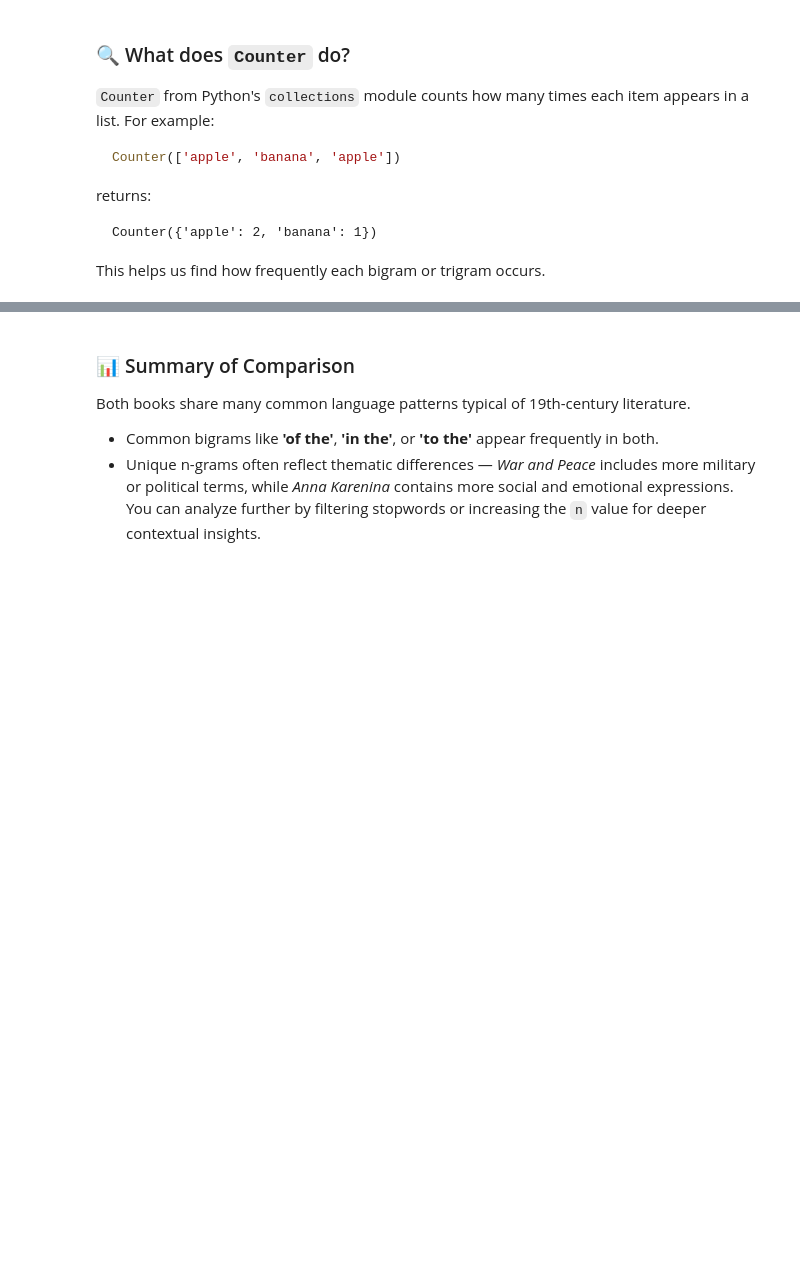
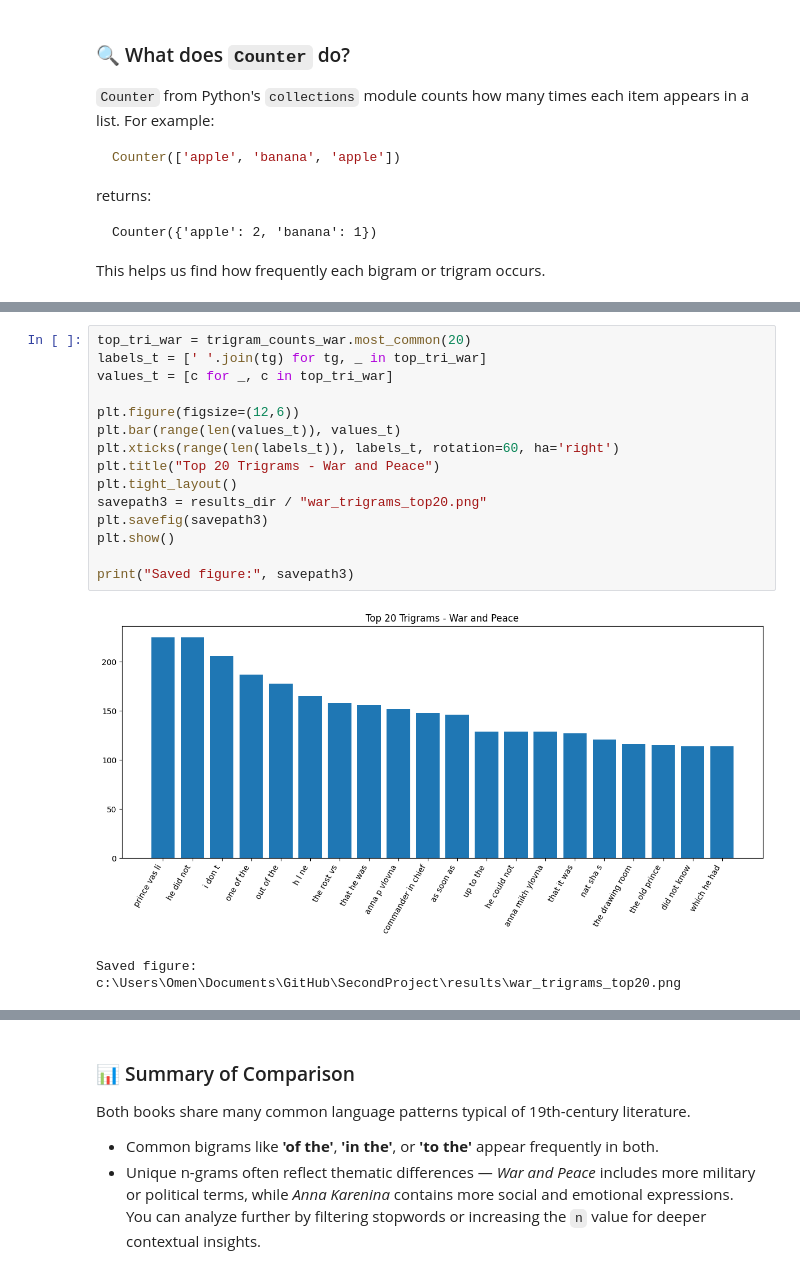
Before and after one commit to J0rc69/SecondProject, a Jupyter notebook: notebooks/1_AppliedNLP_Session2_Bi_Trigrams.ipynb, the cells around one changed output, grey strips where cells are left out. Drawn from its saved outputs; the diff is of its cells as text; blank space fills up the shorter version.

```diff
--- a/notebooks/1_AppliedNLP_Session2_Bi_Trigrams.ipynb
+++ b/notebooks/1_AppliedNLP_Session2_Bi_Trigrams.ipynb
@@ -118,0 +151,18 @@ for ng, count in shared_tri_sorted:
+# %%
+top_tri_war = trigram_counts_war.most_common(20)
+labels_t = [' '.join(tg) for tg, _ in top_tri_war]
+values_t = [c for _, c in top_tri_war]
+
+plt.figure(figsize=(12,6))
+plt.bar(range(len(values_t)), values_t)
+plt.xticks(range(len(labels_t)), labels_t, rotation=60, ha='right')
+plt.title("Top 20 Trigrams - War and Peace")
+plt.tight_layout()
+savepath3 = results_dir / "war_trigrams_top20.png"
+plt.savefig(savepath3)
+plt.show()
+
+print("Saved figure:", savepath3)
+# %% [output]
+[figure, added]
+Saved figure: c:\Users\Omen\Documents\GitHub\SecondProject\results\war_trigrams_top20.png
```
Also changed, not shown: parts of 8 cells of this notebook, 5 other files.
